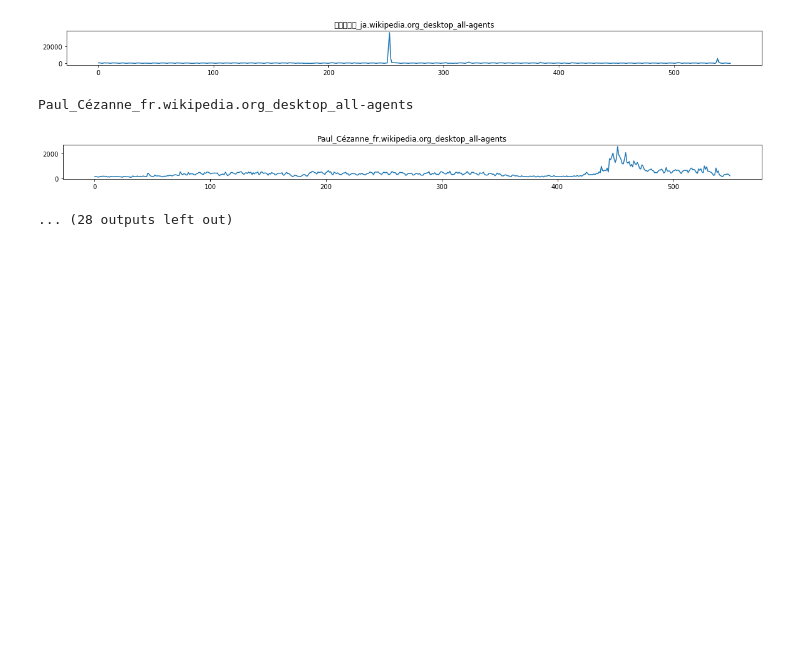
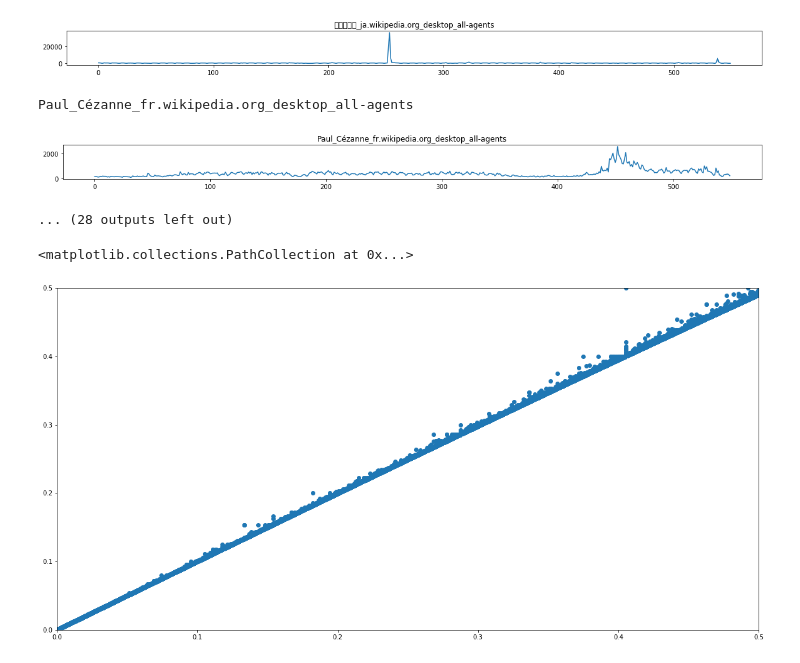
Before and after one commit to kylinorange/kaggle-wikipedia, a Jupyter notebook: EDA.ipynb, the cells around one changed output. Drawn from its saved outputs; the diff is of its cells as text; code cells hidden in the pictures; blank space fills up the shorter version.

```diff
--- a/EDA.ipynb
+++ b/EDA.ipynb
@@ -151,3 +151,17 @@ Special:MyLanguage/:Category:All_skins_www.mediawiki.org_desktop_all-agents
 Paul_Cézanne_fr.wikipedia.org_desktop_all-agents
 [figure]
 ... (28 outputs left out)
+# %%
+A = np.random.randint(0, 1000, 100000)
+F = np.random.randint(0, 1000, 100000)
+# %%
+l1 = np.abs(np.log1p(A) - np.log1p(F))
+smape = 2 * np.abs(A - F) / np.maximum(1, (A + F))
+# %%
+plt.figure(figsize = (20, 10))
+plt.ylim(0, 0.5)
+plt.xlim(0, 0.5)
+plt.scatter(l1, smape, marker='o')
+# %% [output]
+<matplotlib.collections.PathCollection at 0x...>
+[figure, added]
```
Also changed, not shown: 2 other files.
